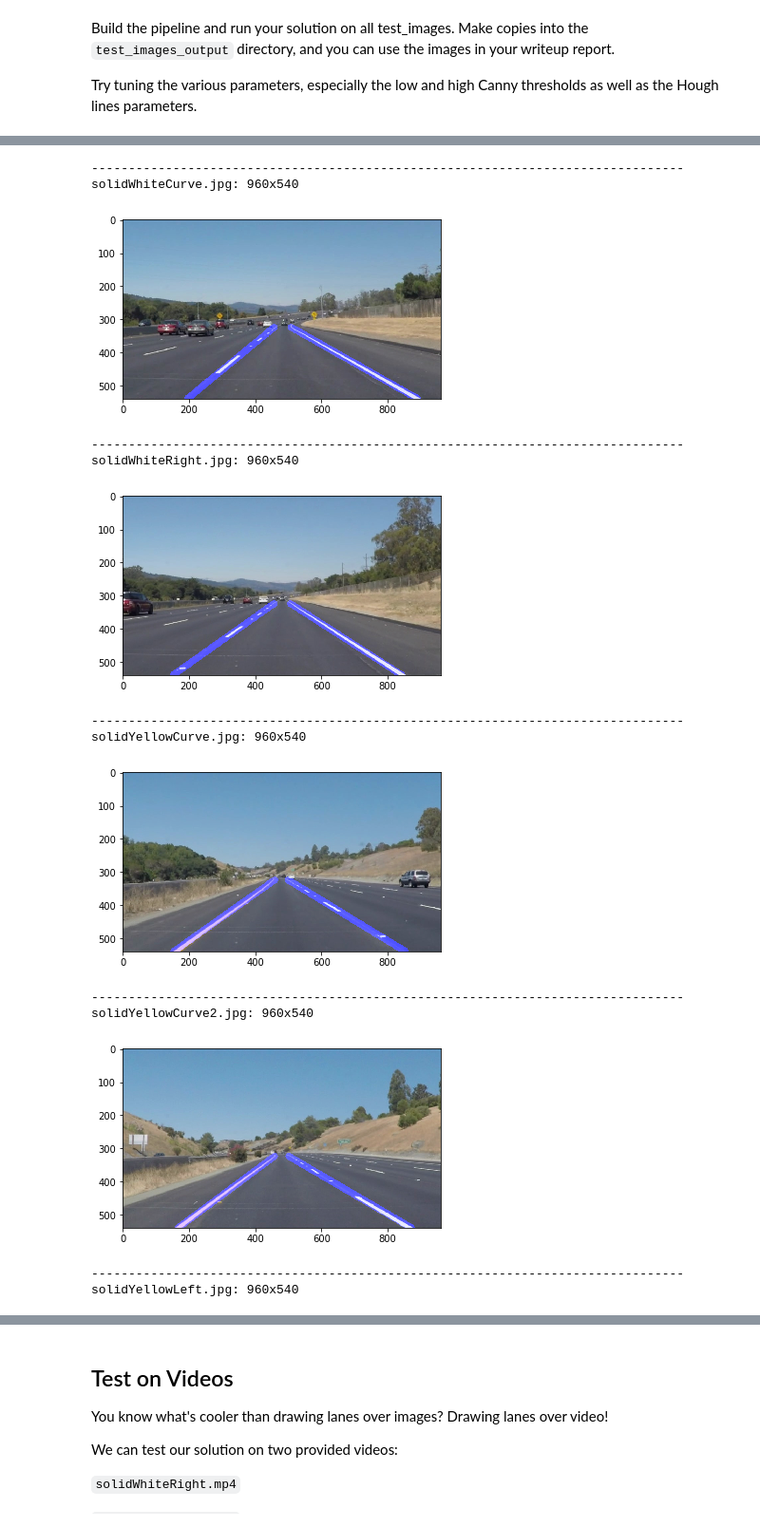
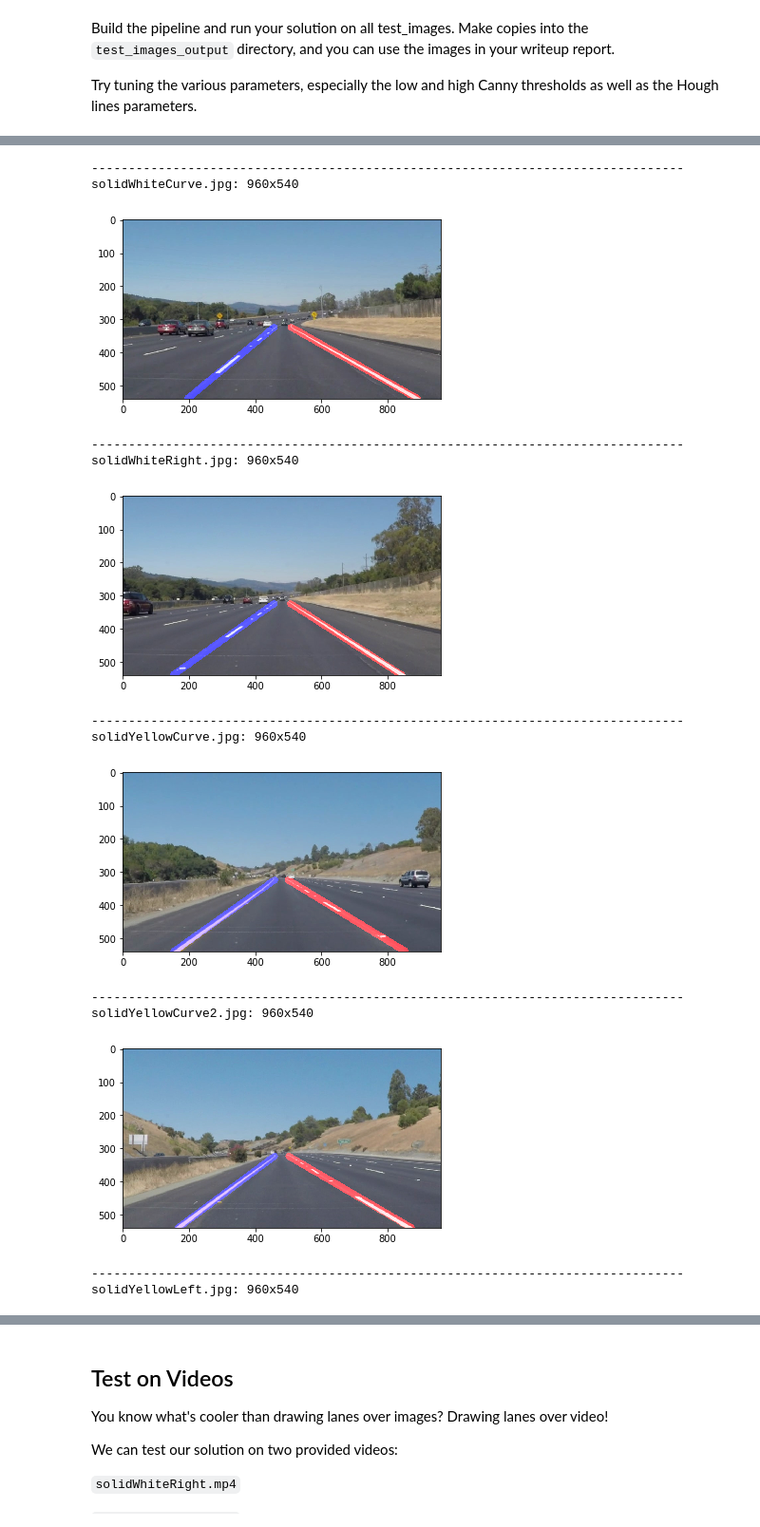
Before and after one commit to jinay1991/CarND-LaneLines-P1, a Jupyter notebook: P1.ipynb, the cells around one changed output, grey strips where cells are left out. Shown at 95% size. Saved outputs shown, nothing was run; the diff lists cells and outputs as text; code cells hidden in the pictures.

Commit message:
Update Pipeline for Lane Find

```diff
--- a/P1.ipynb
+++ b/P1.ipynb
@@ -286,0 +243,19 @@ def lane_detection(image):
+# %%
+def detect_lanes(image):
+
+    height, width = image.shape[:2]
+
+    image = cv2.cvtColor(image, cv2.COLOR_BGR2RGB)
+    gray = grayscale(image)
+    blur = gaussian_blur(gray, 5)
+    edges = canny(blur, 230, 250)
+
+    vertices = np.array([[[width * 0.05, height * 0.95],
+                          [width * 0.40, height * 0.60],
+                          [width * 0.60, height * 0.60],
+                          [width * 0.95, height * 0.95]]], dtype=np.int32)
+    masked_image = region_of_interest(edges, [vertices])
+
+    lanes, lines = hough_lines(masked_image, 1, np.pi / 180, 40, 20, 300)
+
+    return weighted_img(image, lanes, 1.0, 0.95, 0.0)
@@ -287,36 +264,35 @@ def lane_detection(image):
 # %%
-import os
+for image_file in test_images:
 
-for image_file in test_images:
     image = cv2.imread(os.path.join("test_images", image_file))
     if image is None:
         print("Failed to open image %s" % (image_file))
         continue
     print("-" * 80)
     print("%s: %sx%s" % (image_file, image.shape[1], image.shape[0]))
 
-    lane_image = lane_detection(image)
+    lane_image = detect_lanes(image)
 
     output_dir = os.path.join("test_images_output")
     if not os.path.exists(output_dir):
         os.makedirs(output_dir)
     lane_image_bgr = cv2.cvtColor(lane_image, cv2.COLOR_RGB2BGR)
     cv2.imwrite(os.path.join("test_images_output", image_file), lane_image_bgr)
 
     plt.imshow(lane_image)
     plt.show()
 # %% [output]
 --------------------------------------------------------------------------------
 solidWhiteCurve.jpg: 960x540
-[figure, old version]
+[figure, new version]
 --------------------------------------------------------------------------------
 solidWhiteRight.jpg: 960x540
-[figure, old version]
+[figure, new version]
 --------------------------------------------------------------------------------
 solidYellowCurve.jpg: 960x540
-[figure, old version]
+[figure, new version]
 --------------------------------------------------------------------------------
 solidYellowCurve2.jpg: 960x540
-[figure, old version]
+[figure, new version]
 --------------------------------------------------------------------------------
 solidYellowLeft.jpg: 960x540
```
Also changed, not shown: parts of 11 cells of this notebook, 10 other files.
